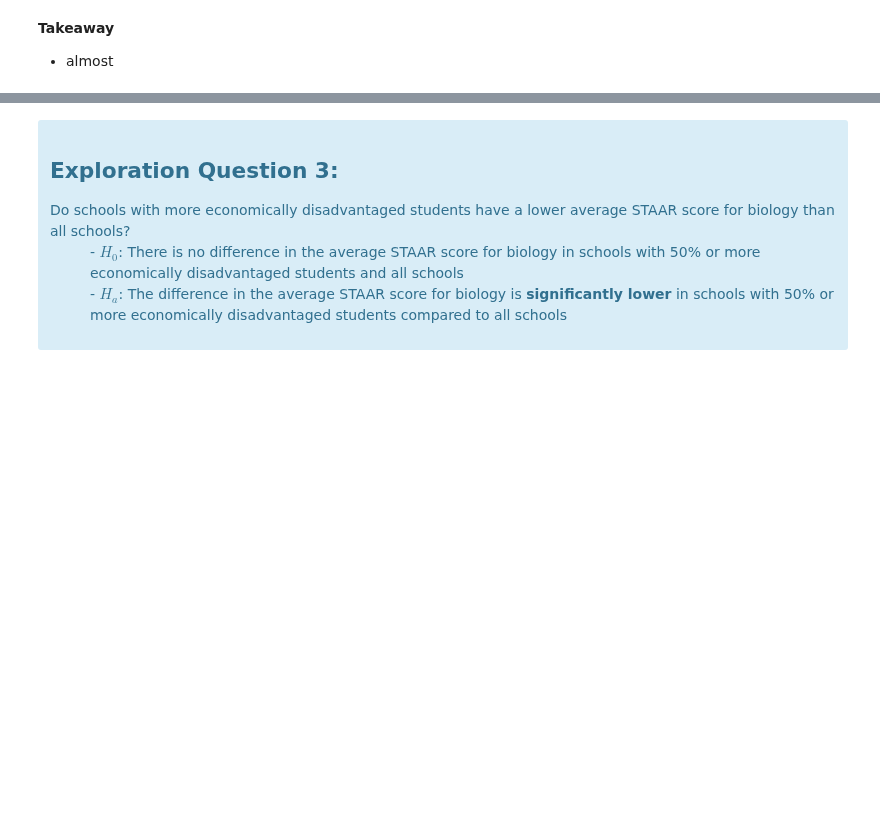
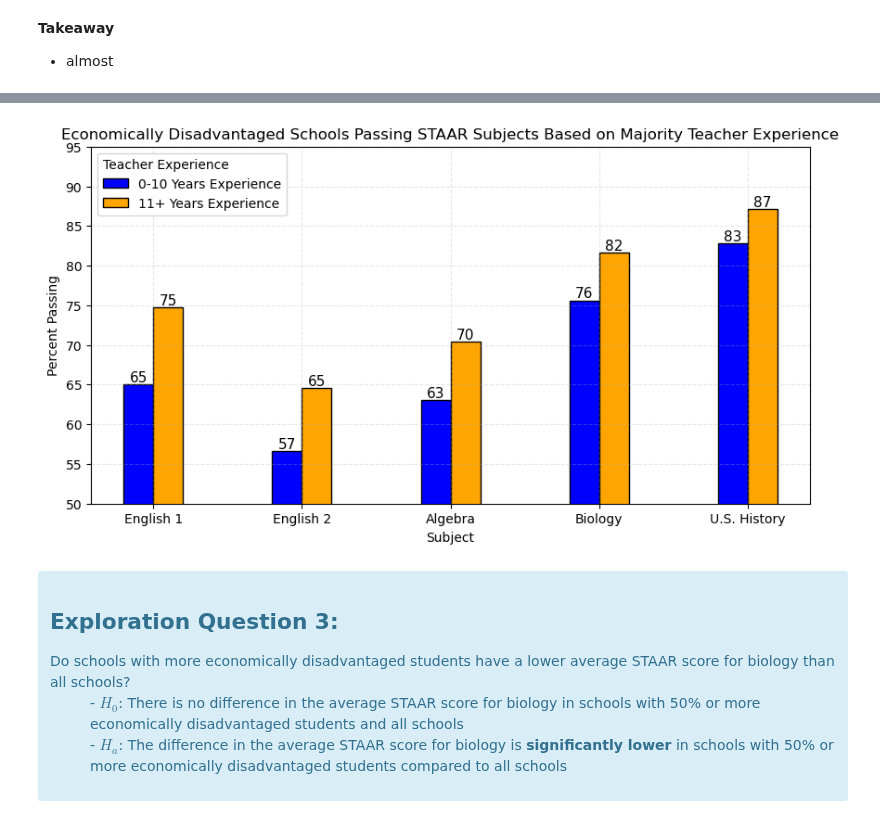
Before and after one commit to college-readiness-preds/capstone_readiness, a Jupyter notebook: Andy/explore.ipynb, the cells around one changed output, grey strips where cells are left out. Saved outputs shown, nothing was run; the diff lists cells and outputs as text; code cells hidden in the pictures; blank space fills up the shorter version.

```diff
--- a/Andy/explore.ipynb
+++ b/Andy/explore.ipynb
@@ -176,0 +188,2 @@ Ttest_indResult(statistic=-1.5231993539003101, pvalue=0.06405811631049248)
+# %%
+train['teacher_0-10']=train['teacher_exp_0to5']+train['teacher_exp_6to10']
@@ -176,0 +199,3 @@ Ttest_indResult(statistic=-1.5231993539003101, pvalue=0.06405811631049248)
+# %%
+a=train[(train['econdis']>58.5)&(train['teacher_exp_11_plus']>50)]
+b=train[(train['econdis']>58.5)&(train['teacher_0-10']>50)]
@@ -176,0 +254,34 @@ Ttest_indResult(statistic=-1.5231993539003101, pvalue=0.06405811631049248)
+# %%
+def eco_experience(df):
+    '''
+    this function makes a table for the statistics tests and averages for teacher exp in economically disadvantaged schools
+    '''
+    train, validate, test= tts(df)
+    train['teacher_0-10']=train['teacher_exp_0to5']+train['teacher_exp_6to10']
+    a=train[(train['econdis']>58.5)&(train['teacher_exp_11_plus']>50)]
+    b=train[(train['econdis']>58.5)&(train['teacher_0-10']>50)]
+
+    subject=['English 1', 'English 2', 'Algebra', 'Biology', 'U.S. History']
+
+    more11plus=[round(a.english_1.mean(),2), round(a.english_2.mean(), 2), round(a.algebra.mean(),2),
+                round(a.biology.mean(),2), round(a.history.mean(),2)]
+    less11plus=[round(b.english_1.mean(),2), round(b.english_2.mean(),2), round(b.algebra.mean(),2),
+                round(b.biology.mean(),2), round(b.history.mean(),2)]
+
+    te1, pe1=stats.ttest_ind(a.english_1, b.english_1, alternative='greater')
+    te2, pe2=stats.ttest_ind(a.english_2, b.english_2, alternative='greater')
+    ta, pa=stats.ttest_ind(a.algebra, b.algebra, alternative='greater')
+    tb, pb=stats.ttest_ind(a.biology, b.biology, alternative='greater')
+    th, ph=stats.ttest_ind(a.history, b.history, alternative='greater')
+
+    pval=[pe1, pe2, pa, pb, ph]
+
+    data= pd.DataFrame(index=subject,data={
+        'Passing Rate 0-10 Years': less11plus,
+        'Passing Rate 11+ Years': more11plus,
+        'p-value': pval
+    }
+                      )
+    data=data.sort_values('p-value')
+
+    return data
@@ -177,3 +344,7 @@ Ttest_indResult(statistic=-1.5231993539003101, pvalue=0.06405811631049248)
+# %%
+eco_ex_plot(df)
+# %% [output]
+[figure, added]
 # %% [markdown]
 <div class="alert alert-info">
     <header>
```
Also changed, not shown: parts of 17 cells of this notebook, 3 other files.
